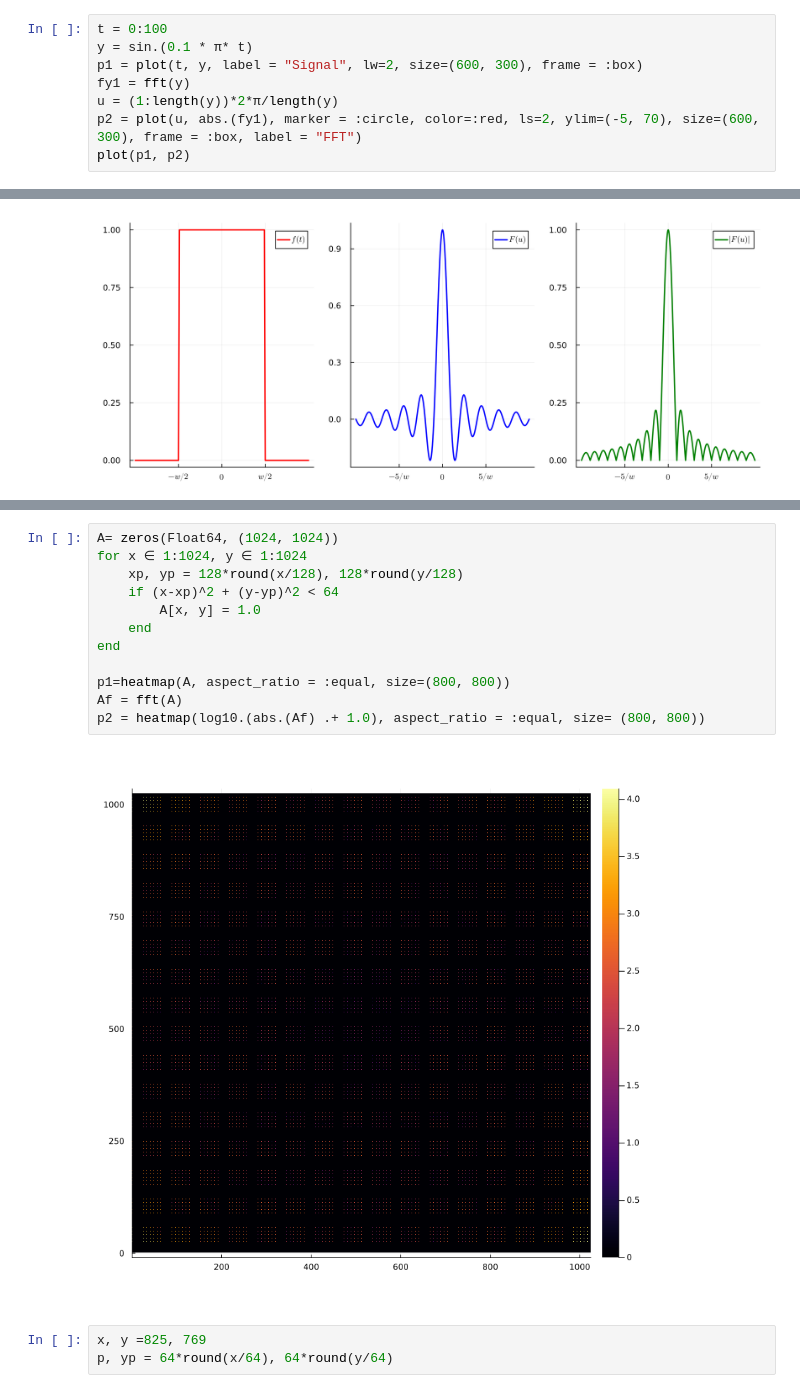
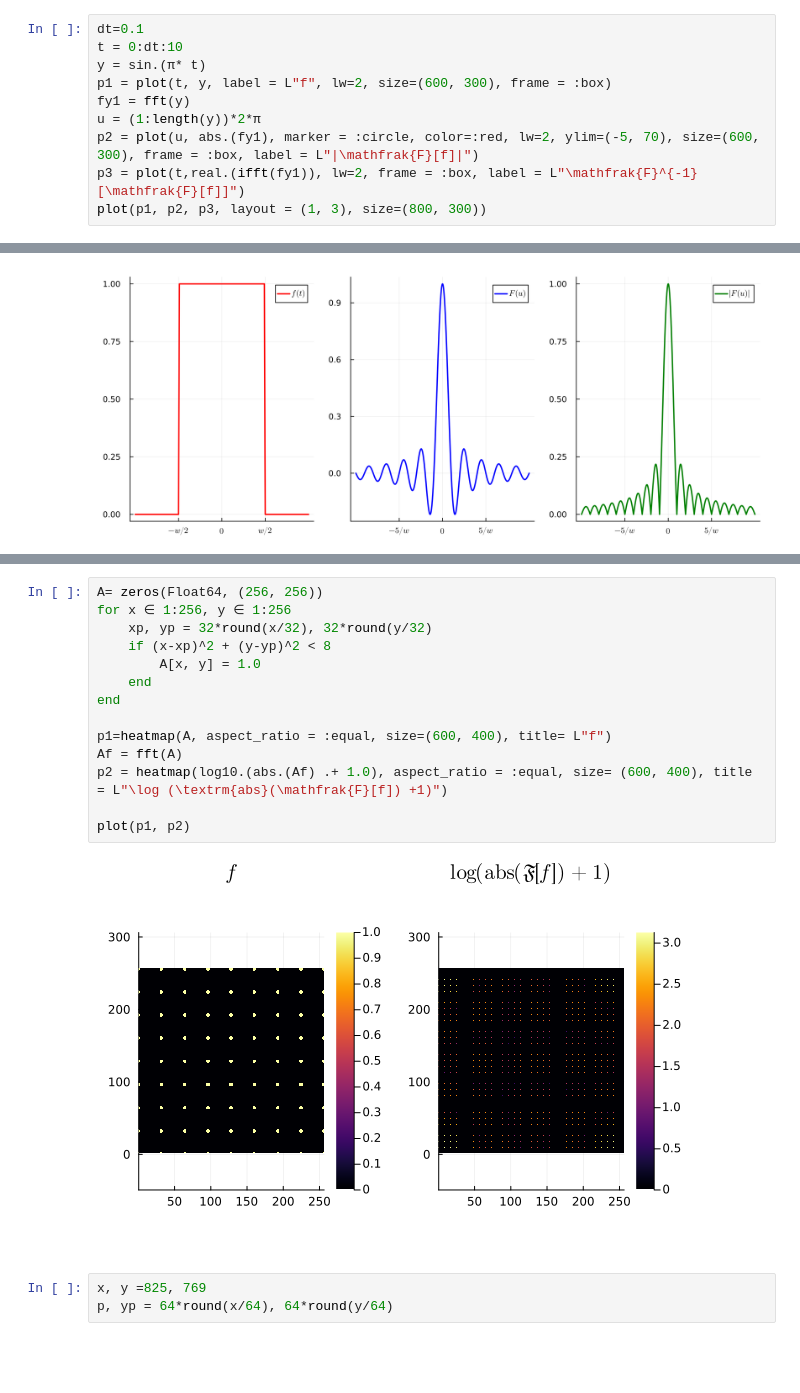
Before and after one commit to Julia-KAERI/Julia-kaeri.github.io, a Jupyter notebook: src/image_processing/notebooks/img03.ipynb, the cells around one changed output, grey strips where cells are left out. Drawn from its saved outputs; the diff is of its cells as text; blank space fills up the shorter version.

```diff
--- a/src/image_processing/notebooks/img03.ipynb
+++ b/src/image_processing/notebooks/img03.ipynb
@@ -1,11 +1,13 @@
 # %%
 using FFTW, Plots, NAJ, LaTeXStrings
 # %%
-t = 0:100
-y = sin.(0.1 * π* t)
-p1 = plot(t, y, label = "Signal", lw=2, size=(600, 300), frame = :box)
+dt=0.1
+t = 0:dt:10
+y = sin.(π* t)
+p1 = plot(t, y, label = L"f", lw=2, size=(600, 300), frame = :box)
 fy1 = fft(y)
-u = (1:length(y))*2*π/length(y)
-p2 = plot(u, abs.(fy1), marker = :circle, color=:red, ls=2, ylim=(-5, 70), size=(600, 300), frame = :box, label = "FFT")
-plot(p1, p2)
+u = (1:length(y))*2*π
+p2 = plot(u, abs.(fy1), marker = :circle, color=:red, lw=2, ylim=(-5, 70), size=(600, 300), frame = :box, label = L"|\mathfrak{F}[f]|")
+p3 = plot(t,real.(ifft(fy1)), lw=2, frame = :box, label = L"\mathfrak{F}^{-1}[\mathfrak{F}[f]]")
+plot(p1, p2, p3, layout = (1, 3), size=(800, 300))
 # %% [output]
@@ -61,17 +41,19 @@ fft(y2)
 # %%
-A= zeros(Float64, (1024, 1024))
-for x ∈ 1:1024, y ∈ 1:1024
-    xp, yp = 128*round(x/128), 128*round(y/128)
-    if (x-xp)^2 + (y-yp)^2 < 64
+A= zeros(Float64, (256, 256))
+for x ∈ 1:256, y ∈ 1:256
+    xp, yp = 32*round(x/32), 32*round(y/32)
+    if (x-xp)^2 + (y-yp)^2 < 8
         A[x, y] = 1.0
     end
 end
 
-p1=heatmap(A, aspect_ratio = :equal, size=(800, 800))
+p1=heatmap(A, aspect_ratio = :equal, size=(600, 400), title= L"f")
 Af = fft(A)
-p2 = heatmap(log10.(abs.(Af) .+ 1.0), aspect_ratio = :equal, size= (800, 800))
+p2 = heatmap(log10.(abs.(Af) .+ 1.0), aspect_ratio = :equal, size= (600, 400), title = L"\log (\textrm{abs}(\mathfrak{F}[f]) +1)")
+
+plot(p1, p2)
 # %% [output]
-[figure, old version]
+[figure, new version]
 # %%
 x, y =825, 769
 p, yp = 64*round(x/64), 64*round(y/64)
```
Also changed, not shown: parts of 3 cells of this notebook, 5 other files.
